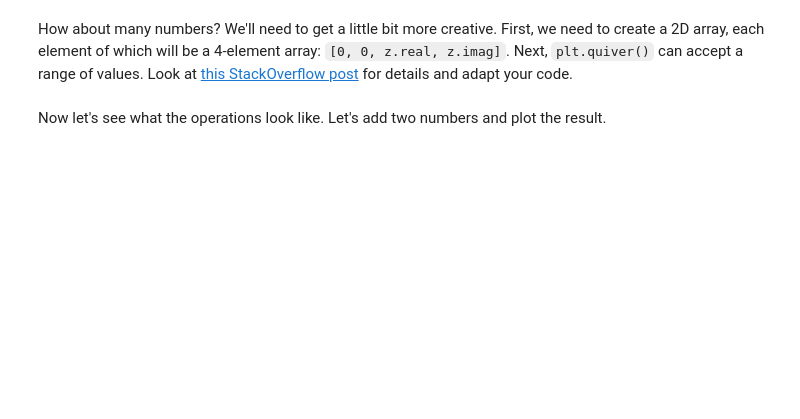
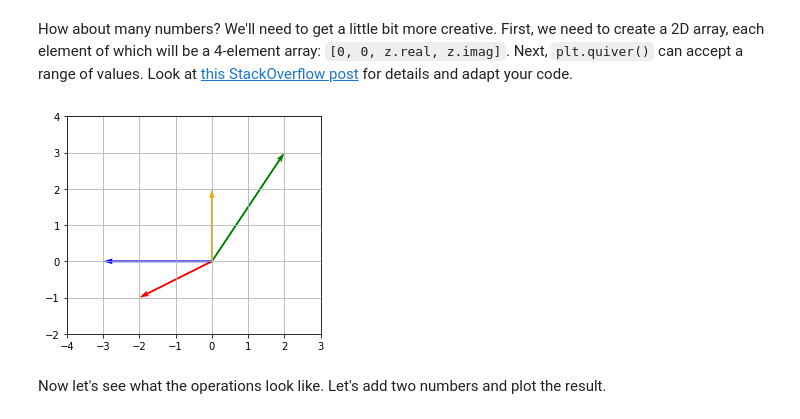
Before and after one commit to momchilantonov/SoftUni-Math-Concepts-For-Developers-February-2021, a Jupyter notebook: Basic-Algebra/Homework/Basic Algebra Exercise.ipynb, the cells around one changed output. Saved outputs shown, nothing was run; the diff lists cells and outputs as text; code cells hidden in the pictures; blank space fills up the shorter version.

```diff
--- a/Basic-Algebra/Homework/Basic Algebra Exercise.ipynb
+++ b/Basic-Algebra/Homework/Basic Algebra Exercise.ipynb
@@ -255,3 +253,26 @@ plot_complex_numbers([2 + 3j, -2 - 1j, -3, 2j], ["green", "red", "blue", "orange
+# %%
+def plot_complex_numbers(numbers, colors):
+    zeros = [0 for _ in numbers]
+    real_nums = [n.real for n in numbers]
+    imag_nums = [n.imag for n in numbers]
+    min_x, max_x = int(min(real_nums))-1, int(max(real_nums)+2)
+    min_y, max_y = int(min(imag_nums))-1, int(max(imag_nums)+2)
+    plt.quiver(zeros, zeros, real_nums, imag_nums, angles = "xy", scale_units = "xy", scale = 1, color=colors)
+    plt.xticks(range(min_x, max_x))
+    plt.yticks(range(min_y, max_y))
+#     x_ticks_range = range(int(min(real_nums))-1, int(max(real_nums)+2))
+#     y_ticks_range = range(int(min(imag_nums))-1, int(max(imag_nums)+2))
+#     plt.xticks(x_ticks_range)
+#     plt.yticks(y_ticks_range)
+#     plt.xlim(-4, 3)
+#     plt.ylim(-2, 4)
+    plt.gca().set_aspect("equal")
+    plt.grid()
+    plt.show()
+
+plot_complex_numbers([2 + 3j, -2 - 1j, -3, 2j], ["green", "red", "blue", "orange"])
+# %% [output]
+[figure, added]
 # %% [markdown]
 Now let's see what the operations look like. Let's add two numbers and plot the result.
 # %%
```
Also changed, not shown: parts of 15 cells of this notebook.
